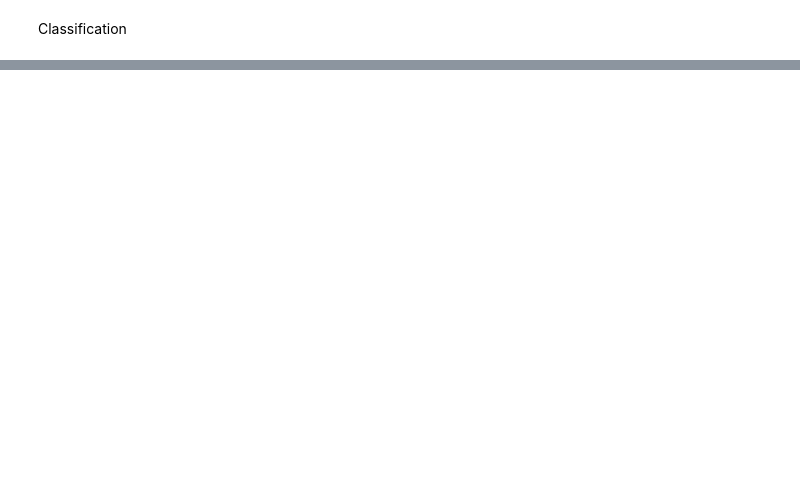
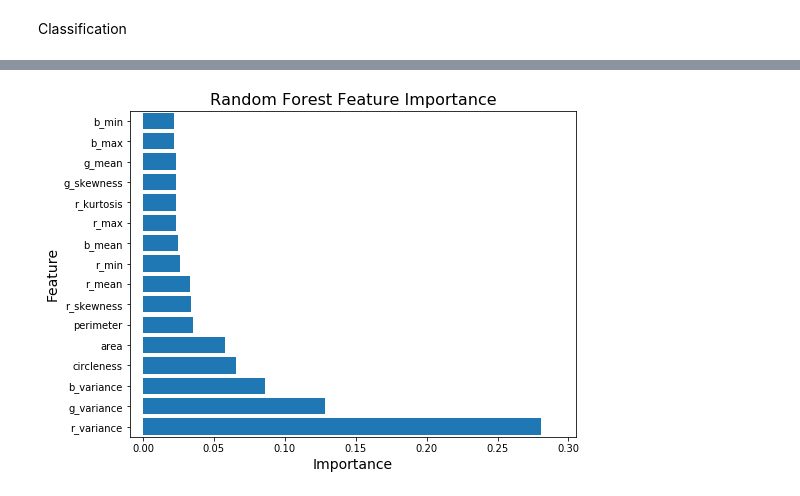
Before and after one commit to kaushikSR/Green_Computing, a Jupyter notebook: Project.ipynb, the cells around one changed output, grey strips where cells are left out. Cells and saved outputs as stored; diff of their text form; code cells hidden in the pictures; blank space fills up the shorter version.

```diff
--- a/Project.ipynb
+++ b/Project.ipynb
@@ -620,0 +871,13 @@ combined_features.head()
+# %%
+rf_best = rf_gs.best_estimator_
+print('Random Forest GridsearchCV Results:')
+print('Best Estimator', rf_best)
+print('Best Parameters',  rf_gs.best_params_)
+print('Best Score', '%0.4f' % rf_gs.best_score_, '\n')
+
+# Check results against hold out test set
+
+print('Cross Validation on Test Set:')
+print('Score: ', '%0.4f' % rf_gs.score(X_test, y_test))
+print('Baseline Accuracy: ', '%0.4f' % y_base)
+print('Percent Better: ', '%0.4f' % ((rf_gs.score(X_test, y_test) - y_base) / (1 - y_base)))
@@ -620,0 +900,7 @@ combined_features.head()
+# %%
+feature_importance = pd.DataFrame({'feature': X.columns,
+                                   'importance': rf_best.feature_importances_})
+
+feature_importance.sort_values('importance', ascending=False, inplace=True)
+
+feature_importance
@@ -620,0 +925,15 @@ combined_features.head()
+# %%
+fig, ax = plt.subplots(figsize=(8, 6))
+
+ax.barh(np.arange(len(feature_importance['importance'].values)), feature_importance['importance'], 0.8, align='center')
+
+ax.set_yticks(np.arange(len(feature_importance['importance'].values)))
+ax.set_yticklabels(feature_importance['feature'], fontsize=10)
+ax.set_ylabel('Feature', fontsize=14)
+ax.set_xlabel('Importance', fontsize=14)
+ax.set_ylim([-0.5, 15.5])
+ax.set_xlim([feature_importance['importance'].min()-0.025, feature_importance['importance'].max()+0.025])
+ax.set_title('Random Forest Feature Importance', fontsize=16)
+plt.show()
+# %% [output]
+[figure, added]
```
Also changed, not shown: parts of 46 cells of this notebook.
